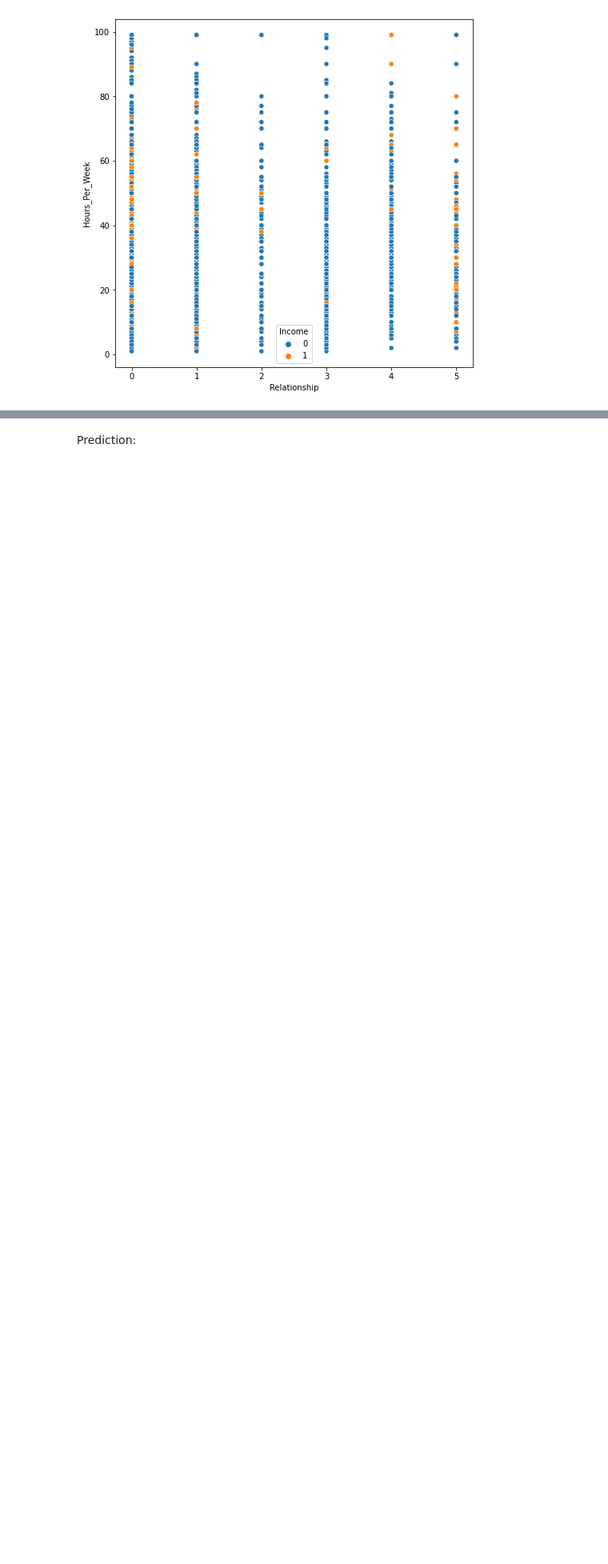
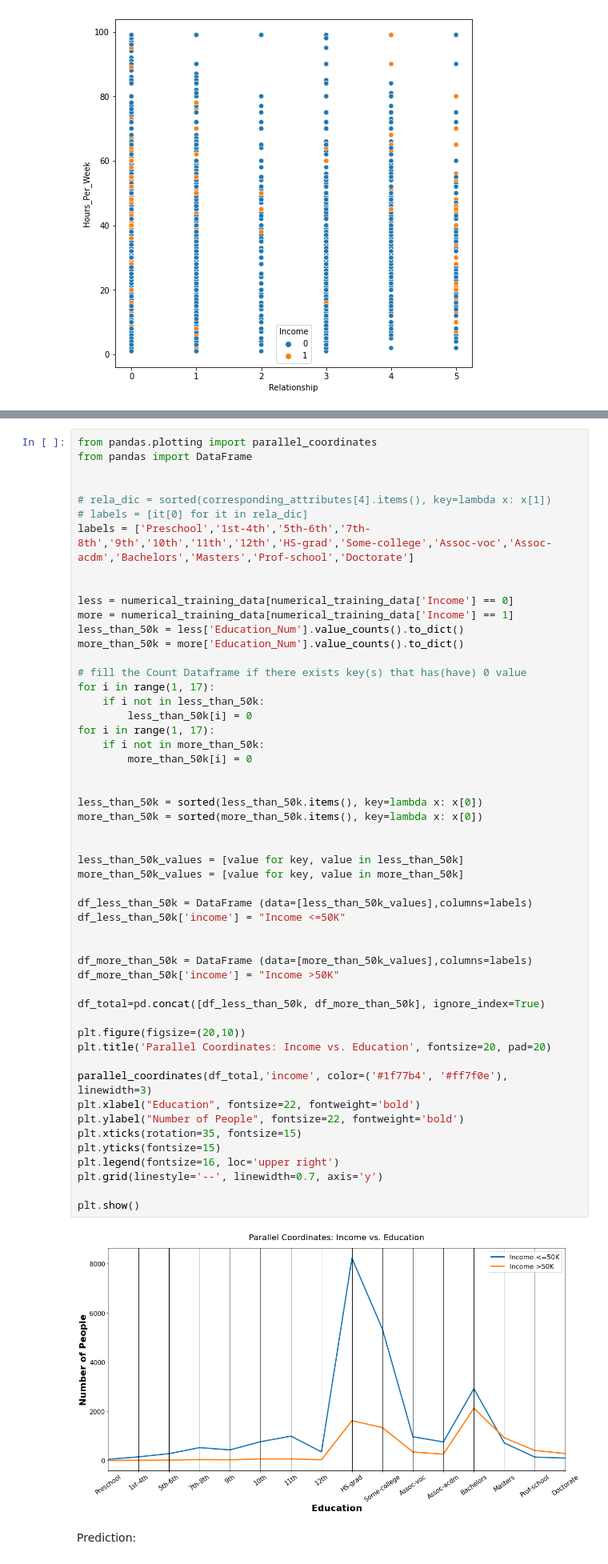
Before and after one commit to wzheng41/CSE578-Data-Visualization, a Jupyter notebook: main.ipynb, the cells around one changed output, grey strips where cells are left out. Shown: that part at 80% size. Drawn from its saved outputs; the diff is of its cells as text; blank space fills up the shorter version.

Commit message:
Update: Parallel Coordinates

```diff
--- a/main.ipynb
+++ b/main.ipynb
@@ -333,3 +301,57 @@ print(1)
+# %%
+from pandas.plotting import parallel_coordinates
+from pandas import DataFrame
+
+
+# rela_dic = sorted(corresponding_attributes[4].items(), key=lambda x: x[1])
+# labels = [it[0] for it in rela_dic]
+labels = ['Preschool','1st-4th','5th-6th','7th-8th','9th','10th','11th','12th','HS-grad','Some-college','Assoc-voc','Assoc-acdm','Bachelors','Masters','Prof-school','Doctorate']
+
+
+less = numerical_training_data[numerical_training_data['Income'] == 0]
+more = numerical_training_data[numerical_training_data['Income'] == 1]
+less_than_50k = less['Education_Num'].value_counts().to_dict()
+more_than_50k = more['Education_Num'].value_counts().to_dict()
+
+# fill the Count Dataframe if there exists key(s) that has(have) 0 value
+for i in range(1, 17):
+    if i not in less_than_50k:
+        less_than_50k[i] = 0
+for i in range(1, 17):
+    if i not in more_than_50k:
+        more_than_50k[i] = 0
+
+
+less_than_50k = sorted(less_than_50k.items(), key=lambda x: x[0])
+more_than_50k = sorted(more_than_50k.items(), key=lambda x: x[0])
+
+
+less_than_50k_values = [value for key, value in less_than_50k]
+more_than_50k_values = [value for key, value in more_than_50k]
+
+df_less_than_50k = DataFrame (data=[less_than_50k_values],columns=labels)
+df_less_than_50k['income'] = "Income <=50K"
+
+
+df_more_than_50k = DataFrame (data=[more_than_50k_values],columns=labels)
+df_more_than_50k['income'] = "Income >50K"
+
+df_total=pd.concat([df_less_than_50k, df_more_than_50k], ignore_index=True)
+
+plt.figure(figsize=(20,10))
+plt.title('Parallel Coordinates: Income vs. Education', fontsize=20, pad=20)
+
+parallel_coordinates(df_total,'income', color=('#1f77b4', '#ff7f0e'), linewidth=3)
+plt.xlabel("Education", fontsize=22, fontweight='bold')
+plt.ylabel("Number of People", fontsize=22, fontweight='bold')
+plt.xticks(rotation=35, fontsize=15)
+plt.yticks(fontsize=15)
+plt.legend(fontsize=16, loc='upper right')
+plt.grid(linestyle='--', linewidth=0.7, axis='y')
+
+plt.show()
+# %% [output]
+[figure, added]
 # %% [markdown]
 Prediction:
 # %%
```
Also changed, not shown: parts of 13 cells of this notebook.
